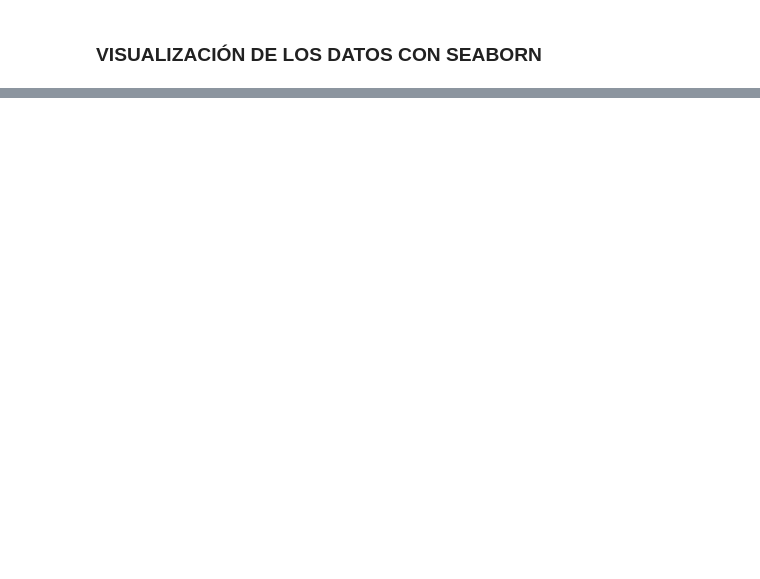
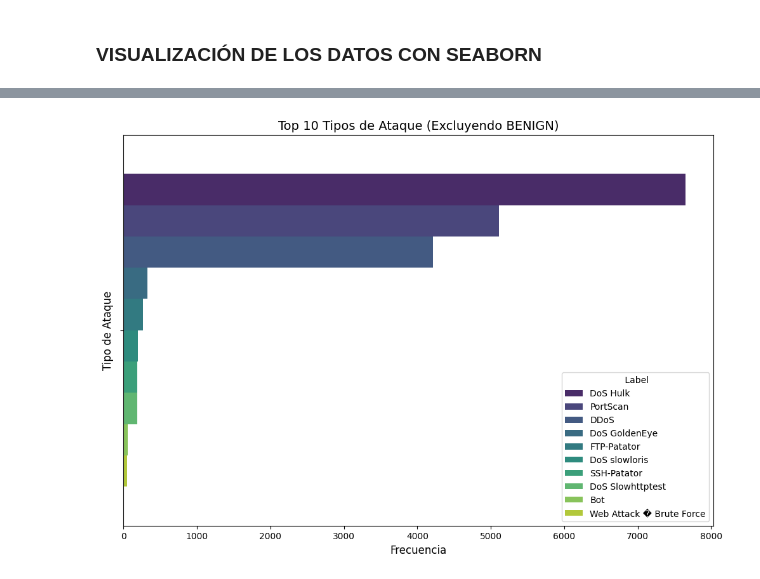
Before and after one commit to Rocpa/CICIDS2K17_RandomForest, a Jupyter notebook: eda.ipynb, the cells around one changed output, grey strips where cells are left out. Drawn from its saved outputs; the diff is of its cells as text; code cells hidden in the pictures; blank space fills up the shorter version.

```diff
--- a/eda.ipynb
+++ b/eda.ipynb
@@ -46,0 +71,16 @@ df.describe(include='all')
+# %%
+
+df_ataques = df_sample[df_sample[' Label'] != 'BENIGN']
+
+# Contar frecuencias de cada tipo de ataque
+top_ataques = df_ataques[' Label'].value_counts().nlargest(10)
+
+# Gráfico de barras horizontales (más legible)
+plt.figure(figsize=(12, 8))
+sns.barplot(x=top_ataques.values, hue=top_ataques.index, palette='viridis')
+plt.title('Top 10 Tipos de Ataque (Excluyendo BENIGN)', fontsize=14)
+plt.xlabel('Frecuencia', fontsize=12)
+plt.ylabel('Tipo de Ataque', fontsize=12)
+plt.show()
+# %% [output]
+[figure, added]
```
Also changed, not shown: parts of 14 cells of this notebook, 1 other file.
